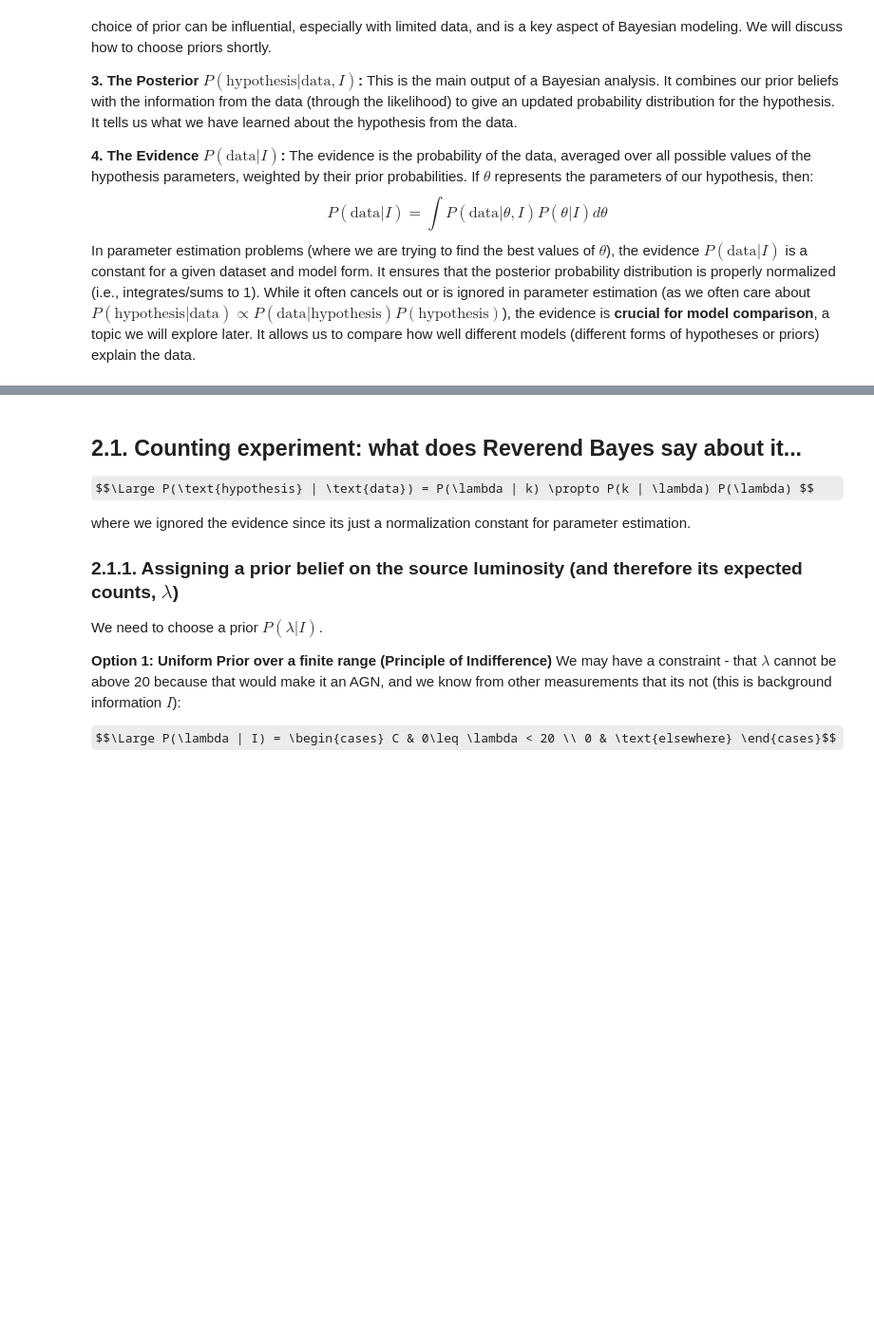
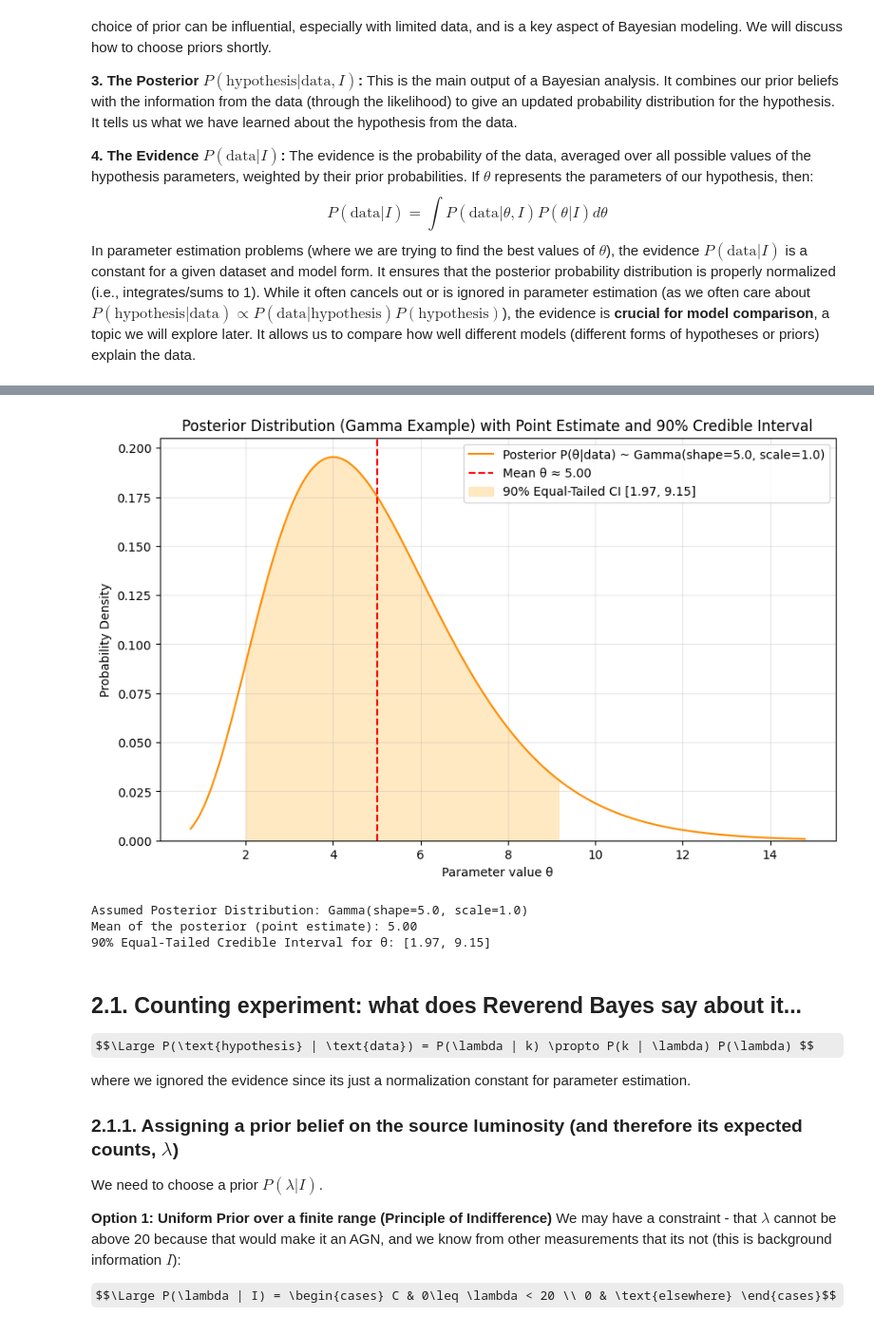
Before and after one commit to astrostatistics-in-crete/2025_summer_school, a Jupyter notebook: 06_Bayesian/Bayesian_1_answerkey.ipynb, the cells around one changed output, grey strips where cells are left out. Shown: that part at 95% size. Saved outputs shown, nothing was run; the diff lists cells and outputs as text; code cells hidden in the pictures; some formulas as TeX source; blank space fills up the shorter version.

```diff
--- a/06_Bayesian/Bayesian_1_answerkey.ipynb
+++ b/06_Bayesian/Bayesian_1_answerkey.ipynb
@@ -239,3 +313,50 @@ The choice between HPD and equal-tailed intervals can depend on the shape of the
+# %%
+# Simple Example: Illustrating a Credible Interval
+# Assume we have obtained a posterior distribution for a parameter θ.
+# For this illustration, let's use a Gamma distribution as our posterior.
+# P(θ|data, I) ~ Gamma(shape=a, scale=b)
+
+shape_param = 5.0  # Example shape parameter for the Gamma posterior
+scale_param = 1.0  # Example scale parameter for the Gamma posterior
+# For scipy.stats.gamma, 'a' is the shape parameter. 'scale' is the scale parameter.
+posterior_dist = st.gamma(a=shape_param, scale=scale_param)
+
+# Values for plotting the PDF
+# Plot from near 0 up to a high percentile to see the shape
+theta_values = np.linspace(posterior_dist.ppf(0.001), posterior_dist.ppf(0.999), 300)
+posterior_pdf_values = posterior_dist.pdf(theta_values)
+
+plt.figure(figsize=(10, 6))
+plt.plot(theta_values, posterior_pdf_values, label=f'Posterior P(θ|data) ~ Gamma(shape={shape_param:.1f}, scale={scale_param:.1f})', color='darkorange')
+
+# Point Estimate: Mean of the posterior
+mean_theta = posterior_dist.mean()
+plt.axvline(mean_theta, color='red', linestyle='--', label=f'Mean θ ≈ {mean_theta:.2f}')
+
+# 90% Equal-Tailed Credible Interval
+confidence_level = 0.90
+lower_bound, upper_bound = posterior_dist.interval(confidence_level)
+plt.fill_between(theta_values, posterior_pdf_values,
+                 where=(theta_values >= lower_bound) & (theta_values <= upper_bound),
+                 color='moccasin', alpha=0.8,
+                 label=f'{confidence_level*100:.0f}% Equal-Tailed CI [{lower_bound:.2f}, {upper_bound:.2f}]')
+
+plt.title('Posterior Distribution (Gamma Example) with Point Estimate and 90% Credible Interval')
+plt.xlabel('Parameter value θ')
+plt.ylabel('Probability Density')
+plt.legend()
+plt.grid(True, alpha=0.3)
+plt.ylim(bottom=0)
+plt.show()
+
+print(f"Assumed Posterior Distribution: Gamma(shape={shape_param}, scale={scale_param})")
+print(f"Mean of the posterior (point estimate): {mean_theta:.2f}")
+print(f"{confidence_level*100:.0f}% Equal-Tailed Credible Interval for θ: [{lower_bound:.2f}, {upper_bound:.2f}]")
+# %% [output]
+[figure, added]
+Assumed Posterior Distribution: Gamma(shape=5.0, scale=1.0)
+Mean of the posterior (point estimate): 5.00
+90% Equal-Tailed Credible Interval for θ: [1.97, 9.15]
 # %% [markdown]
 ## 2.1. Counting experiment: what does Reverend Bayes say about it...
 
```
Also changed, not shown: parts of 5 cells of this notebook, 6 other files.
